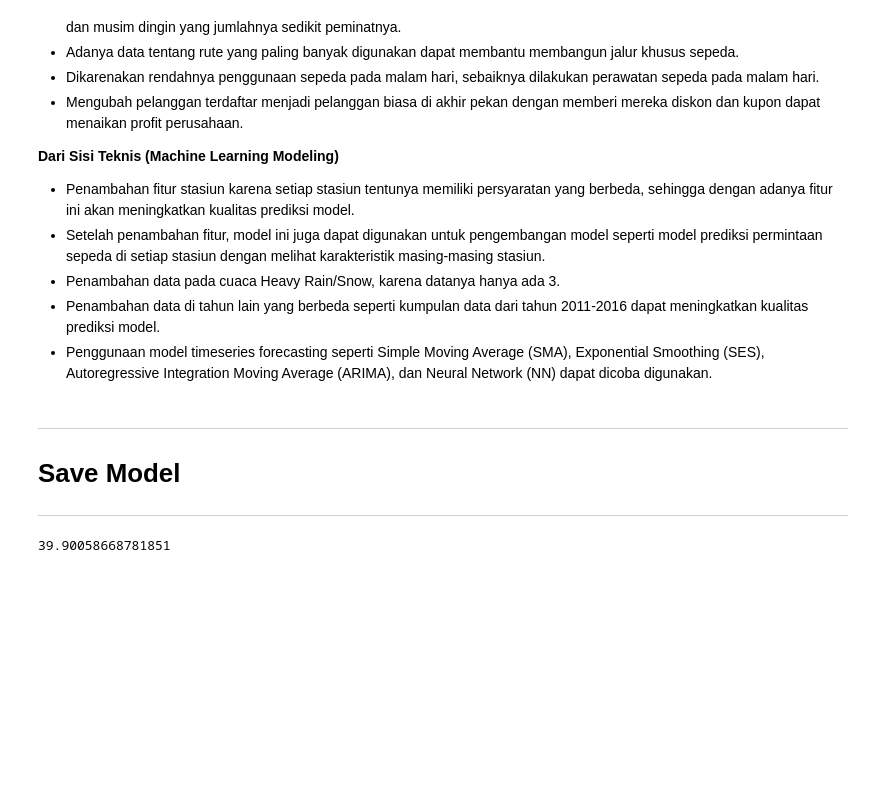
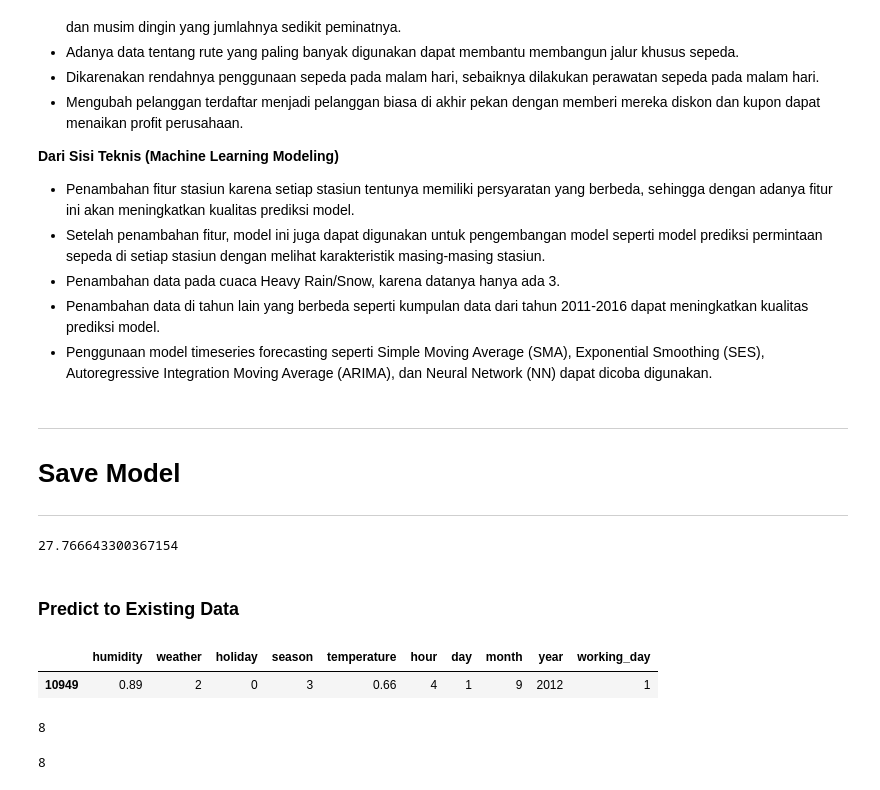
Before and after one commit to alistu28/BIKE-SHARING-DEMAND-PREDICTION, a Jupyter notebook: Final_Bike_Sharing.ipynb, the cells around one changed output. Cells and saved outputs as stored; diff of their text form; code cells hidden in the pictures; blank space fills up the shorter version.

```diff
--- a/Final_Bike_Sharing.ipynb
+++ b/Final_Bike_Sharing.ipynb
@@ -1180,5 +1184,23 @@ loaded_model = pickle.load(open(filename, 'rb'))
 # %%
 # Hasil RMSE pada Test Set Menggunakan Model yang Telah Disimpan
-np.sqrt(mean_squared_error(y_test, loaded_model.predict(X_test)))
+np.sqrt(mean_squared_error(y, loaded_model.predict(X)))
 # %% [output]
-39.90058668781851
+27.766643300367154
+# %% [markdown]
+### **Predict to Existing Data**
+# %%
+# Predict Jumlah Sepeda -> Selasa, 4 September 2012 Jam 04.00
+X_test.loc[[10949]]
+# %% [output]
+|  | humidity | weather | holiday | season | temperature | hour | day | month | year | working_day |
+| 10949 | 0.89 | 2 | 0 | 3 | 0.66 | 4 | 1 | 9 | 2012 | 1 |
+# %%
+# Aktualnya 8 Permintaan Sepeda
+y_test.loc[10949]
+# %% [output]
+8
+# %%
+round(loaded_model.predict(X_test.loc[[10949]])[0])
+# Pada Hari Selasa, 4 September 2012 Jam 04.00 Diprediksi ada 8 Permintaan Sepeda (Sama Dengan Aktual)
+# %% [output]
+8
```
Also changed, not shown: parts of 7 cells of this notebook, 1 other file.
